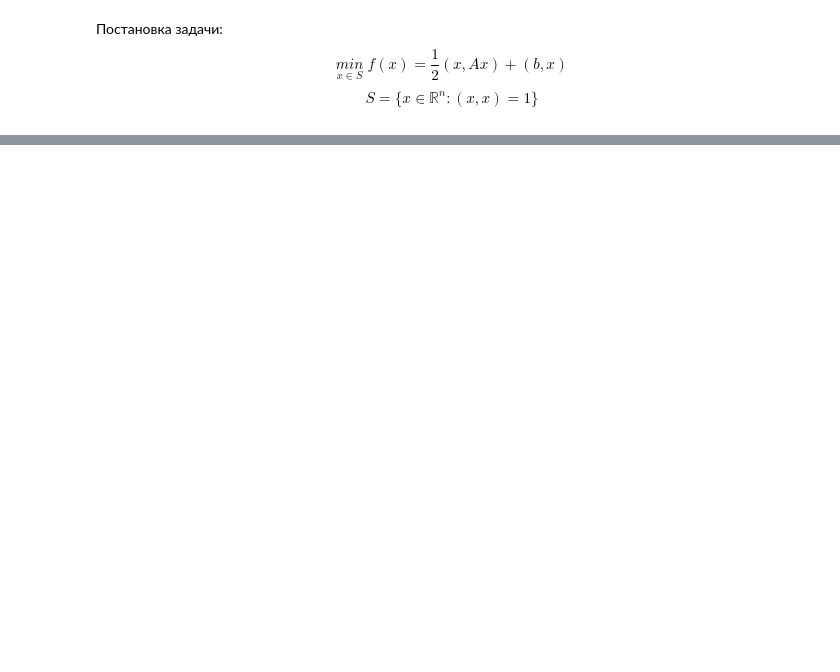
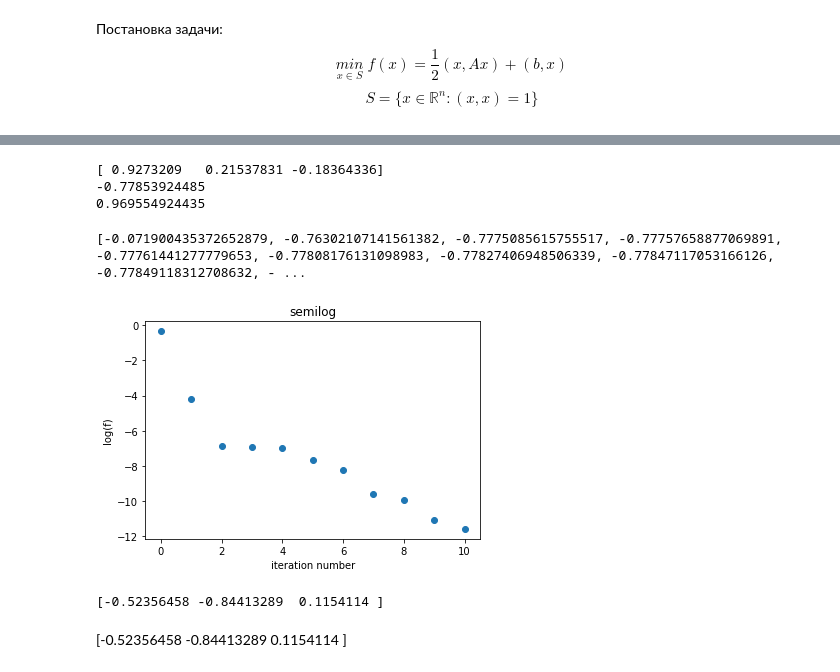
Before and after one commit to vjugor1/sphere, a Jupyter notebook: cgm_on_sphere_linear.ipynb, the cells around one changed output, grey strips where cells are left out. Cells and saved outputs as stored; diff of their text form; code cells hidden in the pictures; blank space fills up the shorter version.

```diff
--- a/cgm_on_sphere_linear.ipynb
+++ b/cgm_on_sphere_linear.ipynb
@@ -130,0 +439,34 @@ plt.show()
+# %%
+print ans
+print F(ans)
+print np.linalg.norm(ans)
+# %% [output]
+[ 0.9273209   0.21537831 -0.18364336]
+-0.77853924485
+0.969554924435
+# %%
+print fs
+# %% [output]
+[-0.071900435372652879, -0.76302107141561382, -0.7775085615755517, -0.77757658877069891, -0.77761441277779653, -0.77808176131098983, -0.77827406948506339, -0.77847117053166126, -0.77849118312708632, - ...
+# %%
+fstar = fs[np.argmin(fs)]
+fminfstar = fs - np.ones(len(fs)) * fstar
+logf = np.log(fminfstar[:len(fs) - 1])
+
+plt.figure()
+plt.scatter(range(len(logf)), logf)
+plt.xlabel('iteration number')
+plt.ylabel('log(f)')
+plt.title('semilog')
+plt.show()
+# %% [output]
+[figure, added]
+# %%
+x0 = np.random.randn(3)
+x0 = np.array( x0 / np.linalg.norm(x0))
+print x0
+#x0 = np.array([1., 0.,  0.])
+# %% [output]
+[-0.52356458 -0.84413289  0.1154114 ]
+# %% [markdown]
+[-0.52356458 -0.84413289  0.1154114 ]
```
Also changed, not shown: parts of 53 cells of this notebook, 1 other file.
